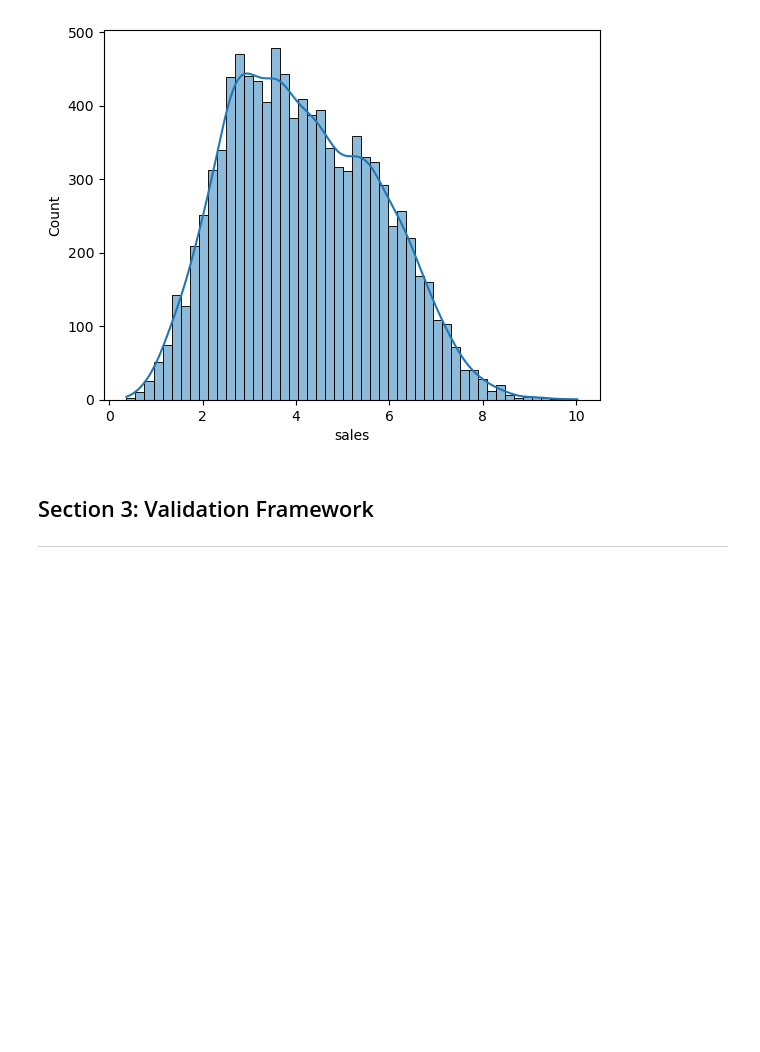
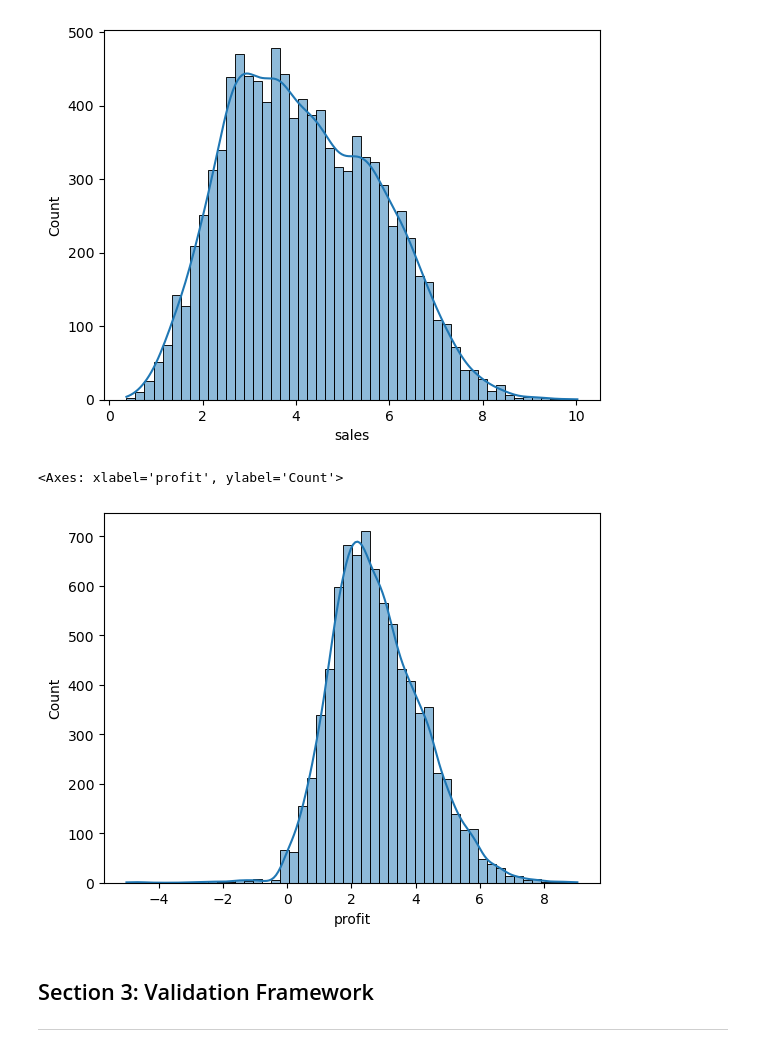
Before and after one commit to TeslimAdeyanju/4-Portfolio-Sales-Prediction-Using-Linear-Regression, a Jupyter notebook: mid-term-project-2024-cohot.ipynb, the cells around one changed output. Cells and saved outputs as stored; diff of their text form; code cells hidden in the pictures; blank space fills up the shorter version.

```diff
--- a/mid-term-project-2024-cohot.ipynb
+++ b/mid-term-project-2024-cohot.ipynb
@@ -538,12 +523,20 @@ sns.histplot(df.sales[df.sales < 1000], bins=50, kde=True)
 # %%
 # using the log scale to plot the histogram
 sales_logs = np.log1p(df.sales)
+# %%
+profit_logs = np.log1p(df.profit)
 # %%
 # Checking the histogram of the price_logs
 sns.histplot(sales_logs, bins=50, kde=True)
 # %% [output]
 <Axes: xlabel='sales', ylabel='Count'>
 [figure]
+# %%
+# Checking the histogram of the profit_logs
+sns.histplot(profit_logs, bins=50, kde=True)
+# %% [output]
+<Axes: xlabel='profit', ylabel='Count'>
+[figure, added]
 # %% [markdown]
 ## Section 3: Validation Framework
 ___
```
Also changed, not shown: parts of 16 cells of this notebook.
